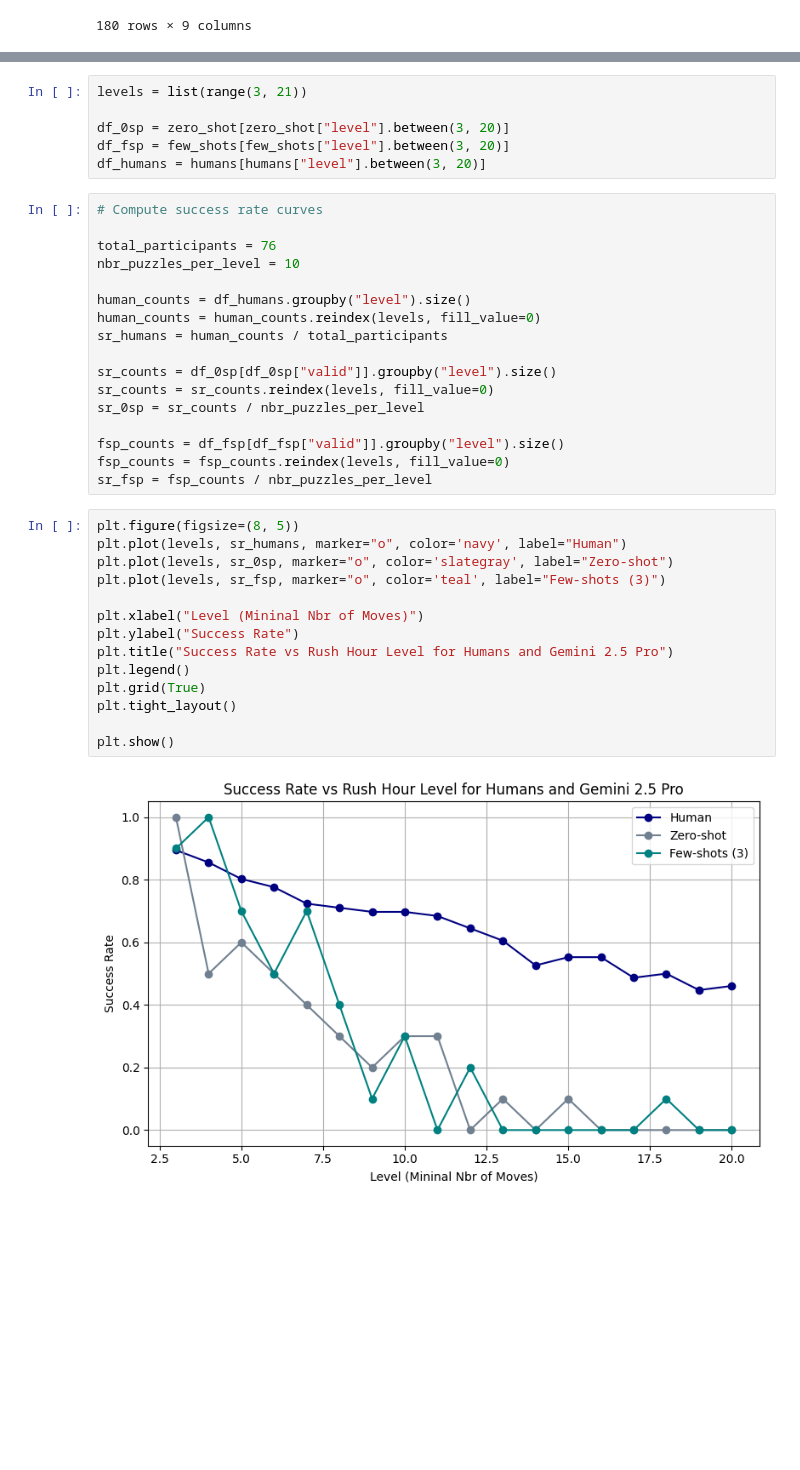
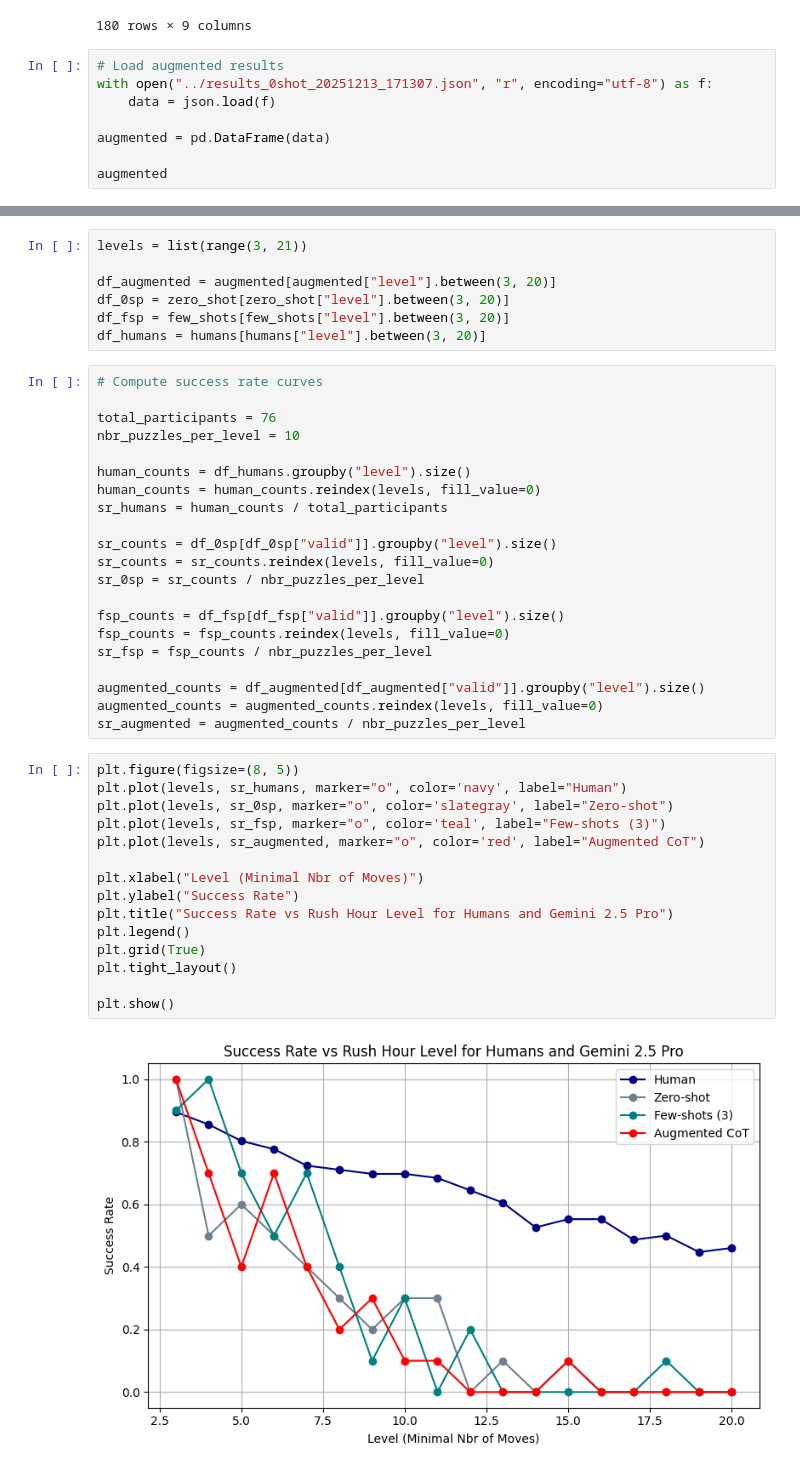
Before and after one commit to saintsauceee/visual-cot, a Jupyter notebook: analysis/generate_plot.ipynb, the cells around one changed output, grey strips where cells are left out. Cells and saved outputs as stored; diff of their text form; blank space fills up the shorter version.

Commit message:
results

```diff
--- a/analysis/generate_plot.ipynb
+++ b/analysis/generate_plot.ipynb
@@ -82,3 +80,11 @@ zero_shot
 | 178 | 52 | 8 | False | INVALID_MOVE | 188.375881 | 23644 | You have to solve the following 6... | **A Rush Hour Puzzle and My Deep ... | [{'name': 'B', 'direction': 'left... |
 | 179 | 58 | 8 | False | INVALID_MOVE | 239.721380 | 29728 | You have to solve the following 6... | **Solving a Rush Hour Puzzle: A D... | [{'name': 'F', 'direction': 'righ... |
 180 rows × 9 columns
+# %%
+# Load augmented results
+with open("../results_0shot_20251213_171307.json", "r", encoding="utf-8") as f:
+    data = json.load(f)
+
+augmented = pd.DataFrame(data)
+
+augmented
@@ -85,6 +105,7 @@ zero_shot
 # %%
 levels = list(range(3, 21))
 
+df_augmented = augmented[augmented["level"].between(3, 20)]
 df_0sp = zero_shot[zero_shot["level"].between(3, 20)]
 df_fsp = few_shots[few_shots["level"].between(3, 20)]
 df_humans = humans[humans["level"].between(3, 20)]
@@ -105,22 +126,27 @@ sr_0sp = sr_counts / nbr_puzzles_per_level
 fsp_counts = df_fsp[df_fsp["valid"]].groupby("level").size()
 fsp_counts = fsp_counts.reindex(levels, fill_value=0)
 sr_fsp = fsp_counts / nbr_puzzles_per_level
+
+augmented_counts = df_augmented[df_augmented["valid"]].groupby("level").size()
+augmented_counts = augmented_counts.reindex(levels, fill_value=0)
+sr_augmented = augmented_counts / nbr_puzzles_per_level
 # %%
 plt.figure(figsize=(8, 5))
 plt.plot(levels, sr_humans, marker="o", color='navy', label="Human")
 plt.plot(levels, sr_0sp, marker="o", color='slategray', label="Zero-shot")
 plt.plot(levels, sr_fsp, marker="o", color='teal', label="Few-shots (3)")
+plt.plot(levels, sr_augmented, marker="o", color='red', label="Augmented CoT")
 
-plt.xlabel("Level (Mininal Nbr of Moves)")
+plt.xlabel("Level (Minimal Nbr of Moves)")
 plt.ylabel("Success Rate")
 plt.title("Success Rate vs Rush Hour Level for Humans and Gemini 2.5 Pro")
 plt.legend()
 plt.grid(True)
 plt.tight_layout()
 
 plt.show()
 # %% [output]
-[figure, old version]
+[figure, new version]
 # %%
 # Compute solving time curves
 avg_time_humans = (
```
Also changed, not shown: parts of 5 cells of this notebook.
